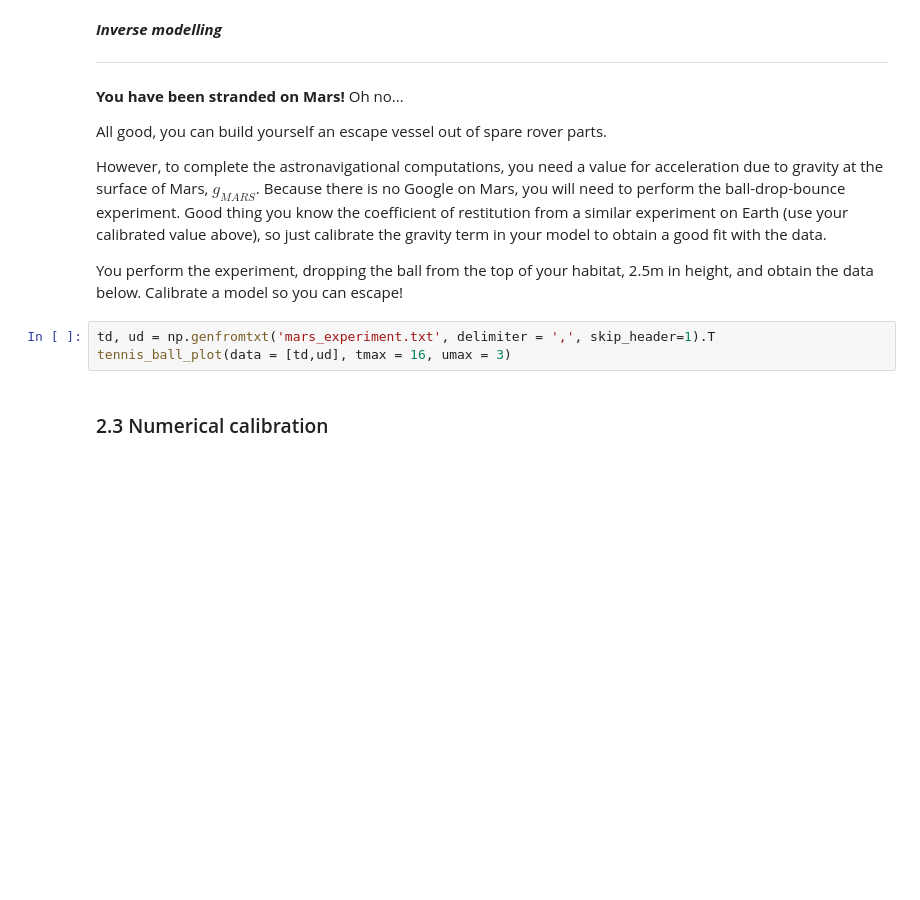
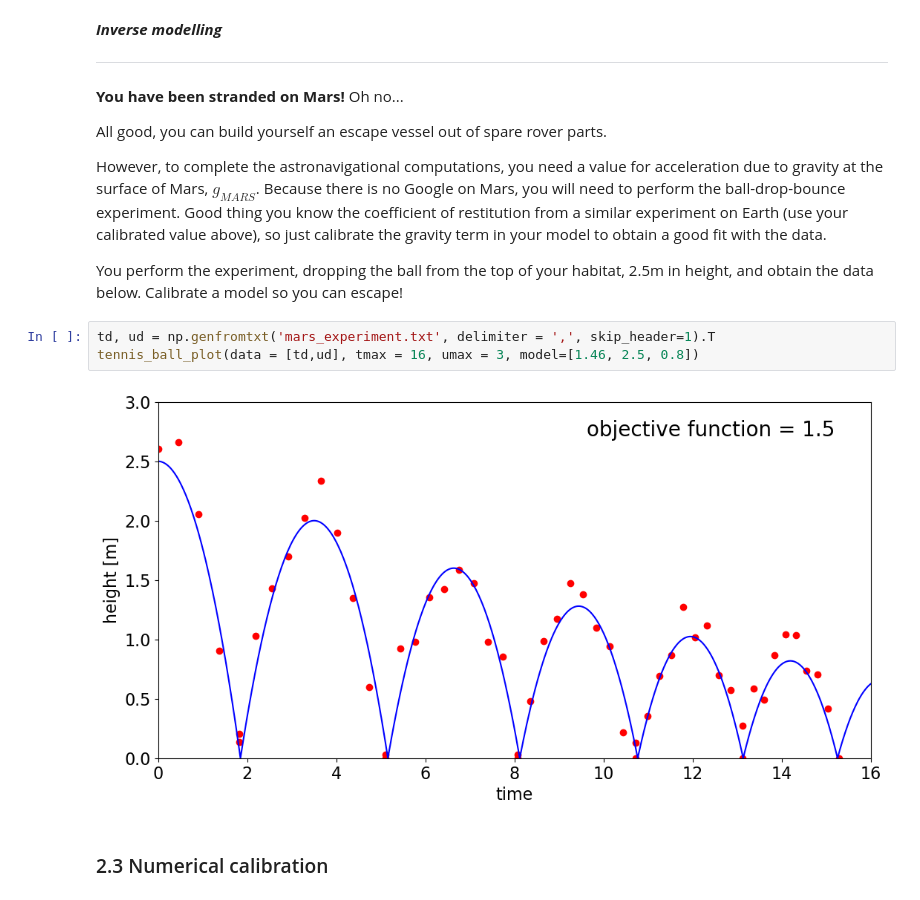
Before and after one commit to ddempsey/ucnz, a Jupyter notebook: calibration.ipynb, the cells around one changed output. Saved outputs shown, nothing was run; the diff lists cells and outputs as text; blank space fills up the shorter version.

```diff
--- a/calibration.ipynb
+++ b/calibration.ipynb
@@ -219,7 +232,9 @@ However, to complete the astronavigational computations, you need a value for ac
 You perform the experiment, dropping the ball from the top of your habitat, 2.5m in height, and obtain the data below. Calibrate a model so you can escape!
 # %%
 td, ud = np.genfromtxt('mars_experiment.txt', delimiter = ',', skip_header=1).T
-tennis_ball_plot(data = [td,ud], tmax = 16, umax = 3)
+tennis_ball_plot(data = [td,ud], tmax = 16, umax = 3, model=[1.46, 2.5, 0.8])
+# %% [output]
+[figure, added]
 # %% [markdown]
 ### 2.3 Numerical calibration
 # %% [markdown]
```
Also changed, not shown: parts of 9 cells of this notebook, 7 other files.
